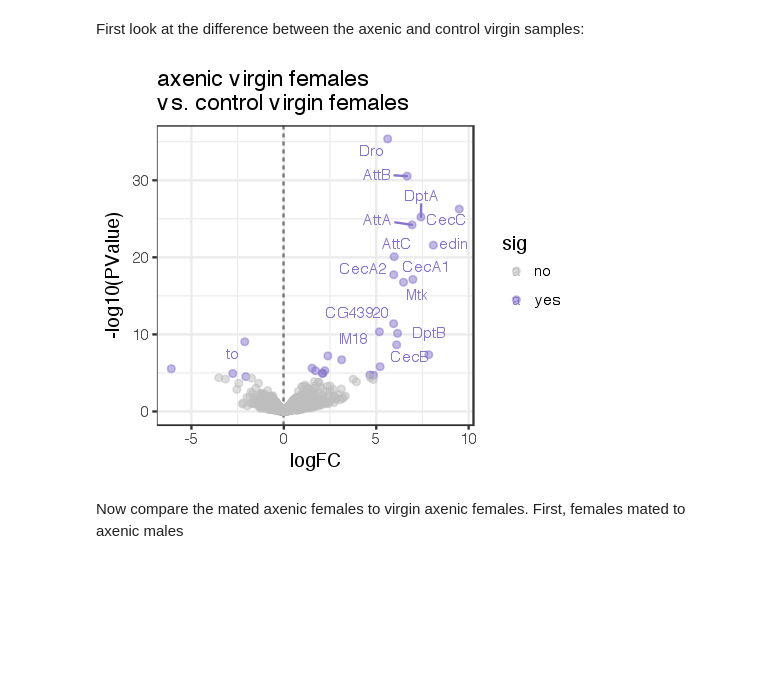
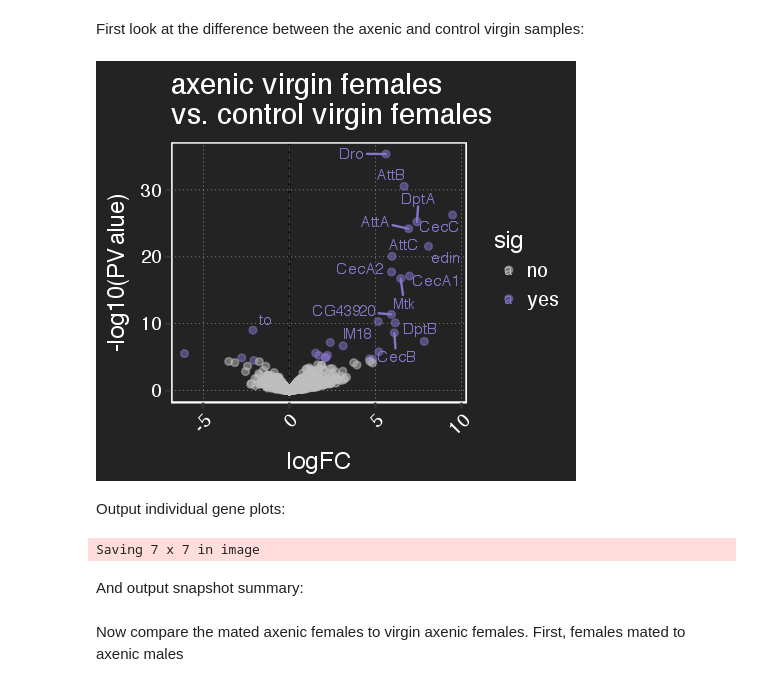
Before and after one commit to YazBraimah/Axenic.PM, a Jupyter notebook: Yasir_R_analysis_pipeline.ipynb, the cells around one changed output. Cells and saved outputs as stored; diff of their text form; code cells hidden in the pictures; blank space fills up the shorter version.

```diff
--- a/Yasir_R_analysis_pipeline.ipynb
+++ b/Yasir_R_analysis_pipeline.ipynb
@@ -232,17 +232,27 @@ First look at the difference between the axenic and control virgin samples:
 # %%
 # run the LRT and extract the DE table
 lrt.virgins.table <- edge.DE(dgeList_fit, virgin_contrasts)
 virgins_sigGenes = subset(lrt.virgins.table, sig == "yes")$gene
 
 options(repr.plot.width = 4, repr.plot.height = 3.5)
 # pdf("Figures/virgin_female_contrast.pdf", width = 4, height = 3.5)
 (virgin_contrasts_volcano.gg = edge.DE.gg(lrt.virgins.table) +
                                 scale_colour_manual(values = c("gray","#8675ca")) +
                                 geom_text_repel(data = filter(lrt.virgins.table, sig == "yes" & -log10(PValue) > 7.5),aes(label=gene_symbol),
                                 force = 10,
                                 fontface = "bold",
                                 size = 3) +
-                                labs(title = "axenic virgin females \nvs. control virgin females", size = 2))
+                                labs(title = "axenic virgin females \nvs. control virgin females", size = 2) +
+                                theme_monokai_full())
 # dev.off()
 # %% [output]
-[figure, old version]
+[figure, new version]
+# %% [markdown]
+Output individual gene plots:
+# %%
+virgins_sigGenes.Plots = suppressMessages(lapply(virgins_sigGenes, geneBoxPlot))
+ggsave("Figures/virgins_sigGenes.Plots.pdf", marrangeGrob(grobs = virgins_sigGenes.Plots, nrow = 2, ncol =2))
+# %% [output]
+Saving 7 x 7 in image
+# %% [markdown]
+And output snapshot summary:
```
Also changed, not shown: parts of 22 cells of this notebook.
